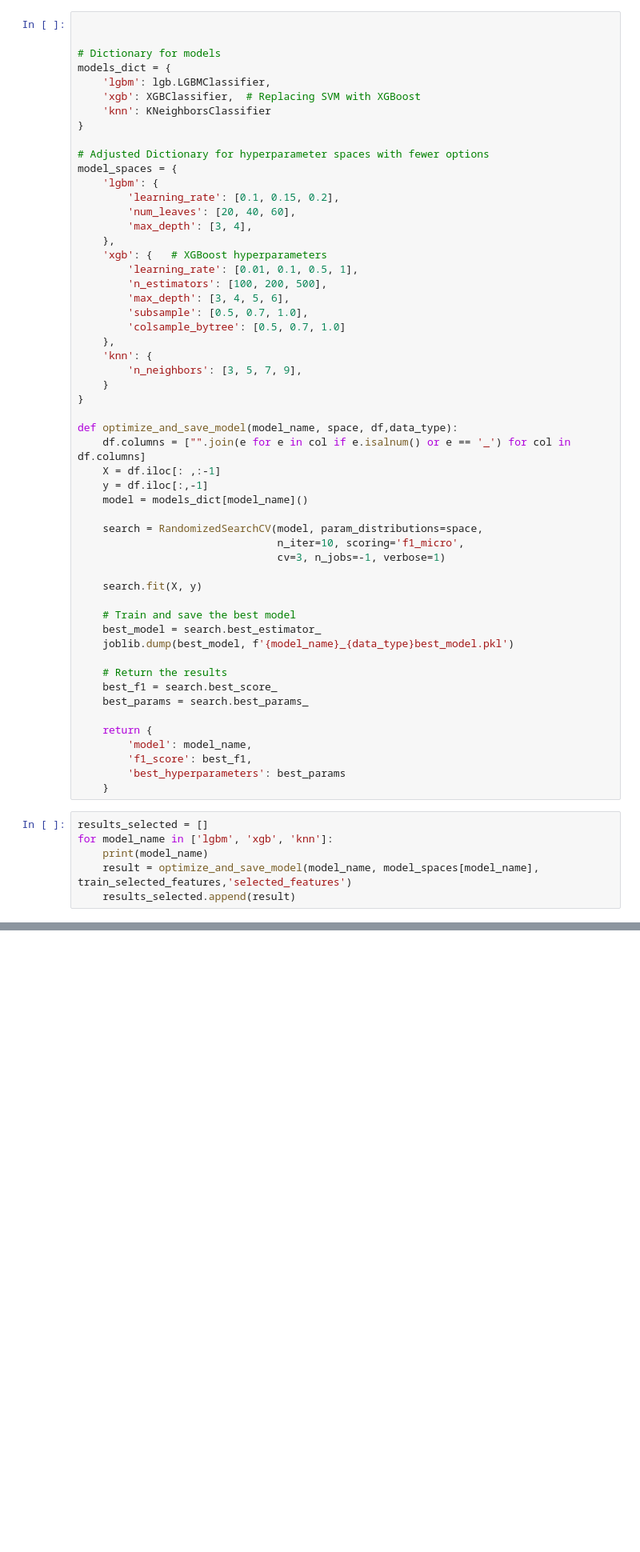
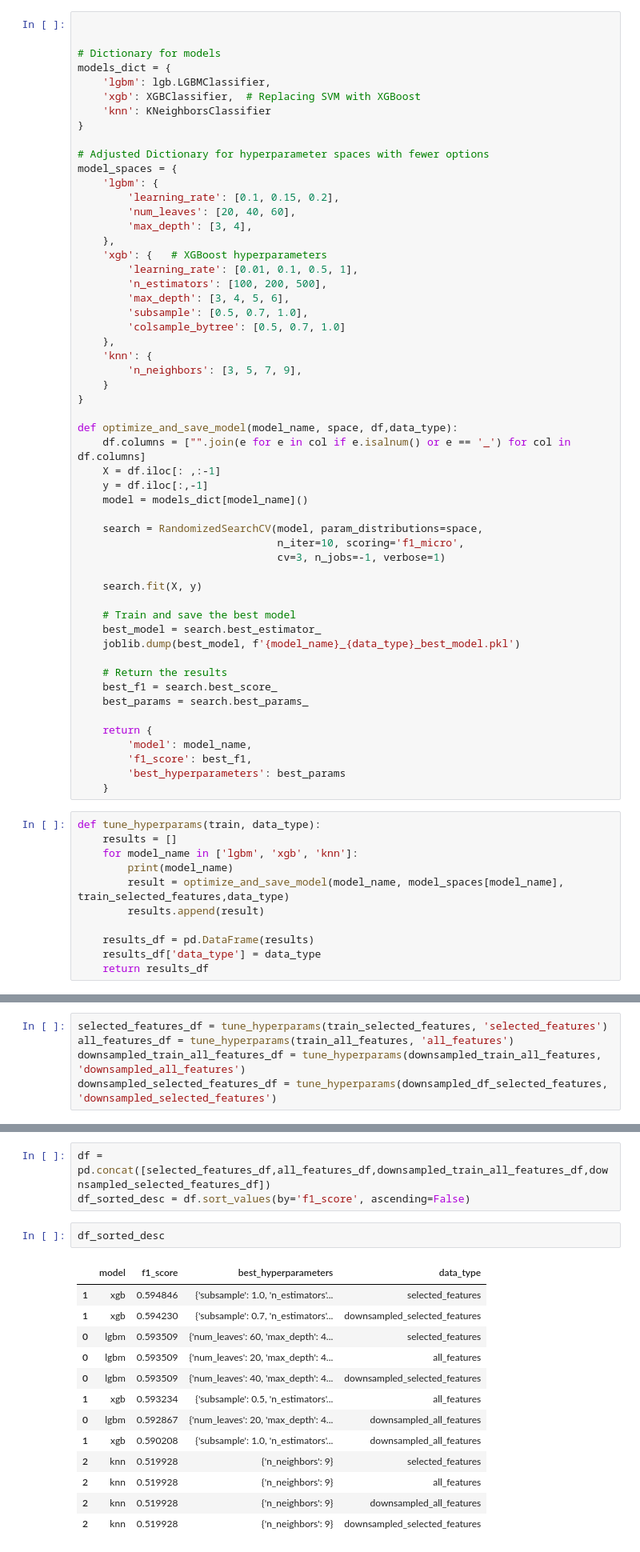
Before and after one commit to Libby-K/diabetic_data, a Jupyter notebook: diabetic_data_model_training.ipynb, the cells around one changed output, grey strips where cells are left out. Shown at 80% size. Cells and saved outputs as stored; diff of their text form; blank space fills up the shorter version.

```diff
--- a/diabetic_data_model_training.ipynb
+++ b/diabetic_data_model_training.ipynb
@@ -67,7 +70,7 @@ def optimize_and_save_model(model_name, space, df,data_type):
 
     # Train and save the best model
     best_model = search.best_estimator_
-    joblib.dump(best_model, f'{model_name}_{data_type}best_model.pkl')
+    joblib.dump(best_model, f'{model_name}_{data_type}_best_model.pkl')
 
     # Return the results
     best_f1 = search.best_score_
@@ -79,8 +82,13 @@ def optimize_and_save_model(model_name, space, df,data_type):
         'best_hyperparameters': best_params
     }
 # %%
-results_selected = []
-for model_name in ['lgbm', 'xgb', 'knn']:
-    print(model_name)
-    result = optimize_and_save_model(model_name, model_spaces[model_name], train_selected_features,'selected_features')
-    results_selected.append(result)
+def tune_hyperparams(train, data_type):
+    results = []
+    for model_name in ['lgbm', 'xgb', 'knn']:
+        print(model_name)
+        result = optimize_and_save_model(model_name, model_spaces[model_name], train_selected_features,data_type)
+        results.append(result)
+
+    results_df = pd.DataFrame(results)
+    results_df['data_type'] = data_type
+    return results_df
@@ -164,0 +95,5 @@ results
+# %%
+selected_features_df = tune_hyperparams(train_selected_features, 'selected_features')
+all_features_df = tune_hyperparams(train_all_features, 'all_features')
+downsampled_train_all_features_df = tune_hyperparams(downsampled_train_all_features, 'downsampled_all_features')
+downsampled_selected_features_df = tune_hyperparams(downsampled_df_selected_features, 'downsampled_selected_features')
@@ -165 +186,20 @@ results
+# %%
+df = pd.concat([selected_features_df,all_features_df,downsampled_train_all_features_df,downsampled_selected_features_df])
+df_sorted_desc = df.sort_values(by='f1_score', ascending=False)
+# %%
+df_sorted_desc
+# %% [output]
+|  | model | f1_score | best_hyperparameters | data_type |
+| 1 | xgb | 0.594846 | {'subsample': 1.0, 'n_estimators'... | selected_features |
+| 1 | xgb | 0.594230 | {'subsample': 0.7, 'n_estimators'... | downsampled_selected_features |
+| 0 | lgbm | 0.593509 | {'num_leaves': 60, 'max_depth': 4... | selected_features |
+| 0 | lgbm | 0.593509 | {'num_leaves': 20, 'max_depth': 4... | all_features |
+| 0 | lgbm | 0.593509 | {'num_leaves': 40, 'max_depth': 4... | downsampled_selected_features |
+| 1 | xgb | 0.593234 | {'subsample': 0.5, 'n_estimators'... | all_features |
+| 0 | lgbm | 0.592867 | {'num_leaves': 20, 'max_depth': 4... | downsampled_all_features |
+| 1 | xgb | 0.590208 | {'subsample': 1.0, 'n_estimators'... | downsampled_all_features |
+| 2 | knn | 0.519928 | {'n_neighbors': 9} | selected_features |
+| 2 | knn | 0.519928 | {'n_neighbors': 9} | all_features |
+| 2 | knn | 0.519928 | {'n_neighbors': 9} | downsampled_all_features |
+| 2 | knn | 0.519928 | {'n_neighbors': 9} | downsampled_selected_features |
 # %%
```
Also changed, not shown: parts of 21 cells of this notebook, 7 other files.
